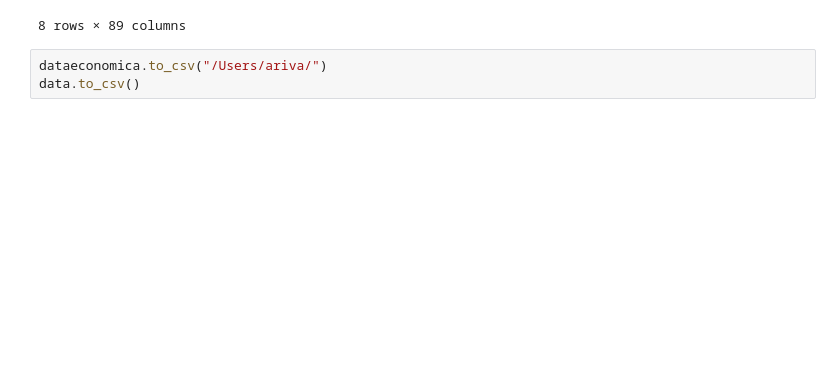
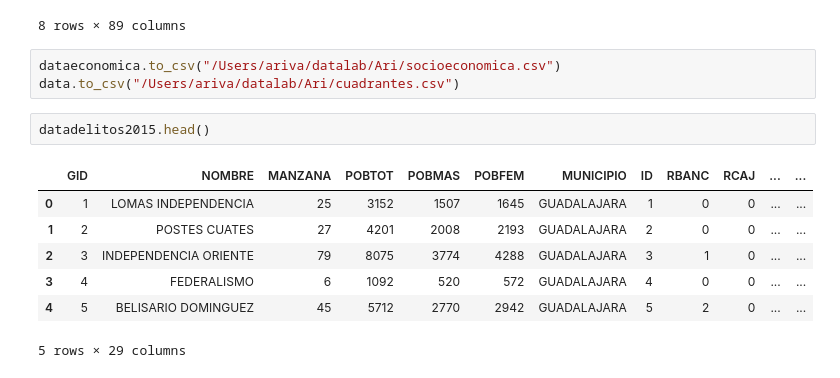
Before and after one commit to PithonAlphas/Ari, a Jupyter notebook: DataAnalysis.ipynb, the cells around one changed output. Cells and saved outputs as stored; diff of their text form; blank space fills up the shorter version.

```diff
--- a/DataAnalysis.ipynb
+++ b/DataAnalysis.ipynb
@@ -93,5 +94,15 @@ dataeconomica.describe()
 | max | 18583.000000 | 8897.000000 | 9680.000000 | 850.000000 | 402.000000 | ... |
 8 rows × 89 columns
 # %%
-dataeconomica.to_csv("/Users/ariva/")
-data.to_csv()
+dataeconomica.to_csv("/Users/ariva/datalab/Ari/socioeconomica.csv")
+data.to_csv("/Users/ariva/datalab/Ari/cuadrantes.csv")
+# %%
+datadelitos2015.head()
+# %% [output]
+|  | GID | NOMBRE | MANZANA | POBTOT | POBMAS | POBFEM | MUNICIPIO | ID | RBANC | RCAJ | ... | ... |
+| 0 | 1 | LOMAS INDEPENDENCIA | 25 | 3152 | 1507 | 1645 | GUADALAJARA | 1 | 0 | 0 | ... | ... |
+| 1 | 2 | POSTES CUATES | 27 | 4201 | 2008 | 2193 | GUADALAJARA | 2 | 0 | 0 | ... | ... |
+| 2 | 3 | INDEPENDENCIA ORIENTE | 79 | 8075 | 3774 | 4288 | GUADALAJARA | 3 | 1 | 0 | ... | ... |
+| 3 | 4 | FEDERALISMO | 6 | 1092 | 520 | 572 | GUADALAJARA | 4 | 0 | 0 | ... | ... |
+| 4 | 5 | BELISARIO DOMINGUEZ | 45 | 5712 | 2770 | 2942 | GUADALAJARA | 5 | 2 | 0 | ... | ... |
+5 rows × 29 columns
```
Also changed, not shown: parts of 5 cells of this notebook.
